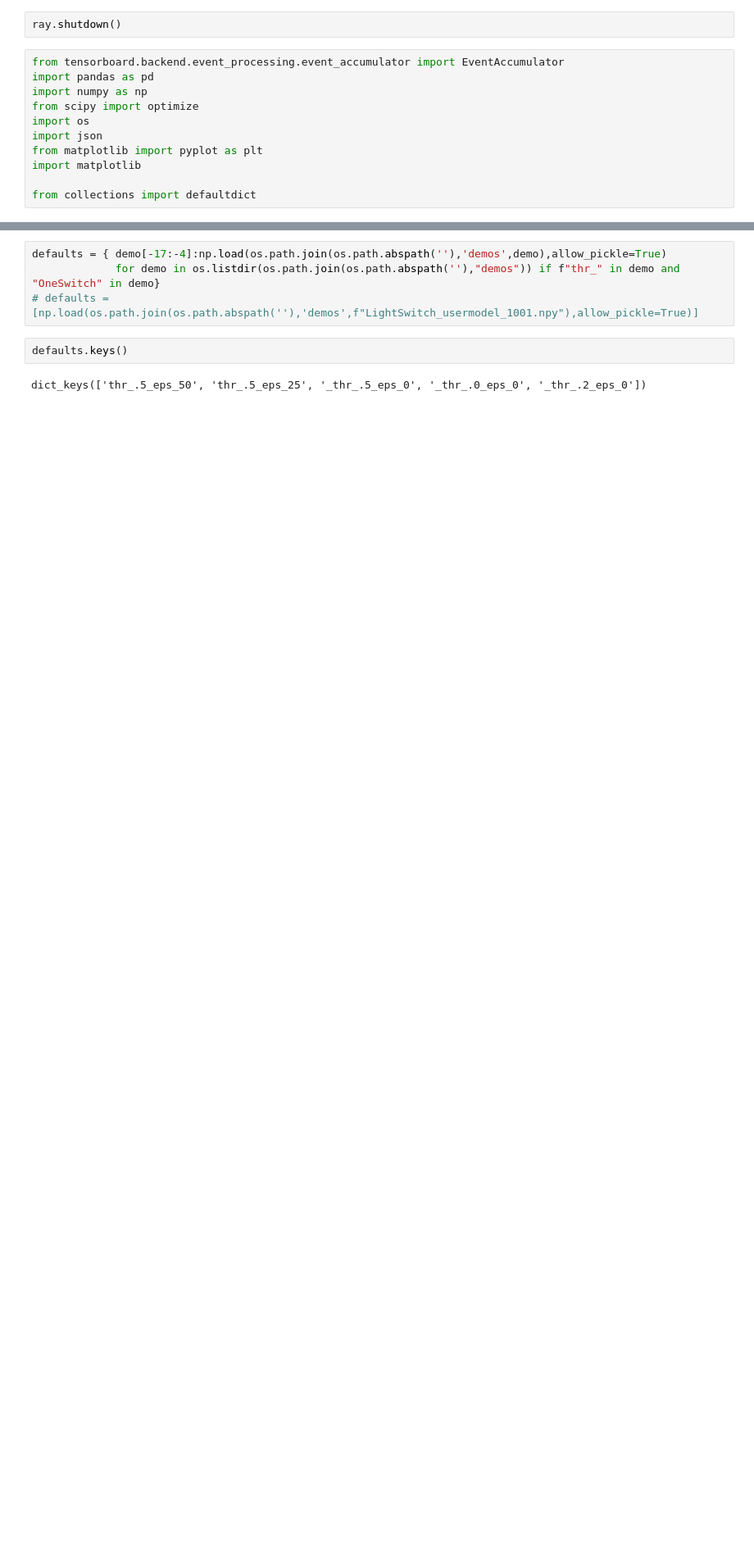
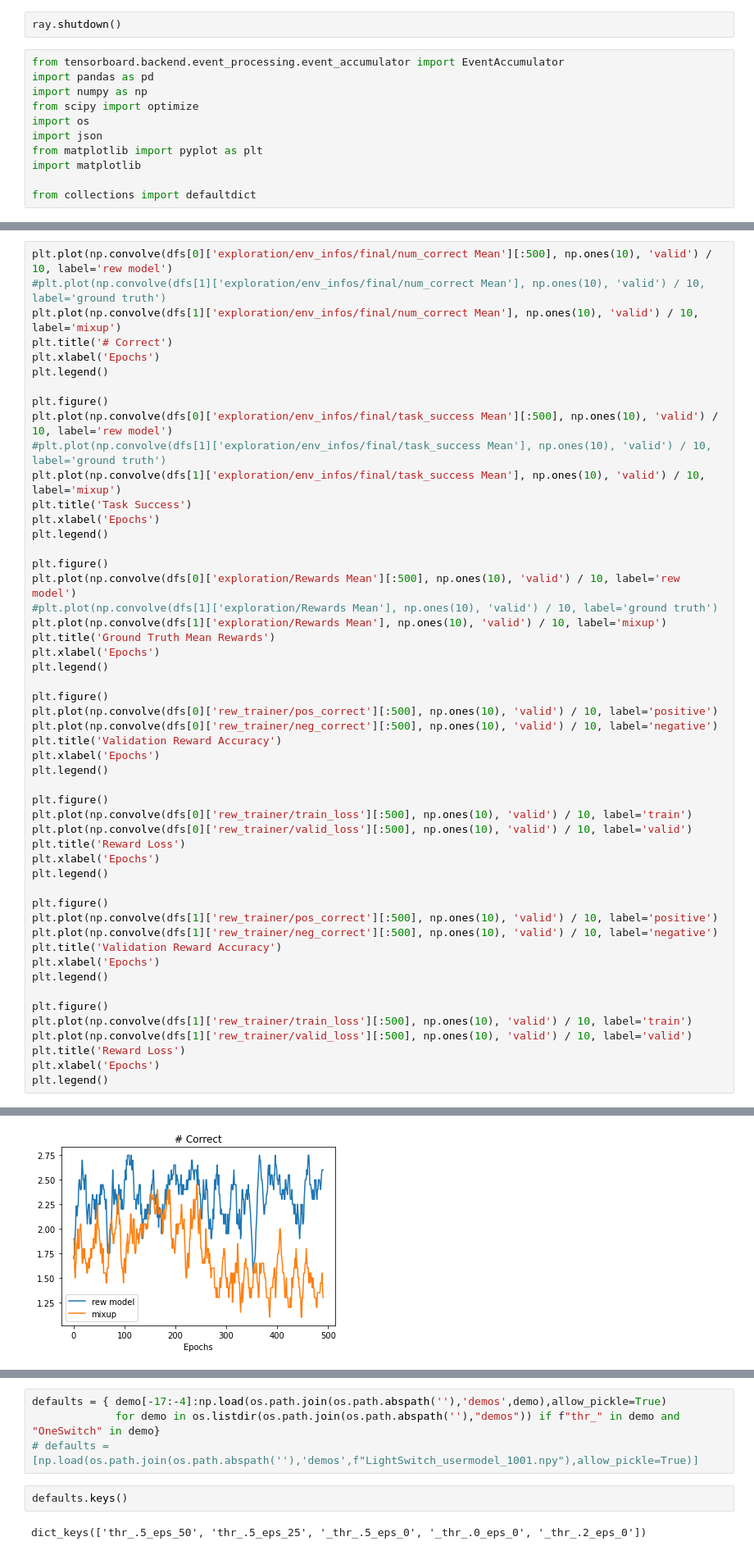
Before and after one commit to 00schen/CursorControl, a Jupyter notebook: image/Untitled1.ipynb, the cells around one changed output, grey strips where cells are left out. Shown: that part at 82% size. Cells and saved outputs as stored; diff of their text form; blank space fills up the shorter version.

Commit message:
classifier reward fixes, logging

```diff
--- a/image/Untitled1.ipynb
+++ b/image/Untitled1.ipynb
@@ -195,0 +175,52 @@ results: ['Q_values_mean', 'Q_values_std', 'expl_noop', 'expl_num_correct', 'exp
+# %%
+plt.plot(np.convolve(dfs[0]['exploration/env_infos/final/num_correct Mean'][:500], np.ones(10), 'valid') / 10, label='rew model')
+#plt.plot(np.convolve(dfs[1]['exploration/env_infos/final/num_correct Mean'], np.ones(10), 'valid') / 10, label='ground truth')
+plt.plot(np.convolve(dfs[1]['exploration/env_infos/final/num_correct Mean'], np.ones(10), 'valid') / 10, label='mixup')
+plt.title('# Correct')
+plt.xlabel('Epochs')
+plt.legend()
+
+plt.figure()
+plt.plot(np.convolve(dfs[0]['exploration/env_infos/final/task_success Mean'][:500], np.ones(10), 'valid') / 10, label='rew model')
+#plt.plot(np.convolve(dfs[1]['exploration/env_infos/final/task_success Mean'], np.ones(10), 'valid') / 10, label='ground truth')
+plt.plot(np.convolve(dfs[1]['exploration/env_infos/final/task_success Mean'], np.ones(10), 'valid') / 10, label='mixup')
+plt.title('Task Success')
+plt.xlabel('Epochs')
+plt.legend()
+
+plt.figure()
+plt.plot(np.convolve(dfs[0]['exploration/Rewards Mean'][:500], np.ones(10), 'valid') / 10, label='rew model')
+#plt.plot(np.convolve(dfs[1]['exploration/Rewards Mean'], np.ones(10), 'valid') / 10, label='ground truth')
+plt.plot(np.convolve(dfs[1]['exploration/Rewards Mean'], np.ones(10), 'valid') / 10, label='mixup')
+plt.title('Ground Truth Mean Rewards')
+plt.xlabel('Epochs')
+plt.legend()
+
+plt.figure()
+plt.plot(np.convolve(dfs[0]['rew_trainer/pos_correct'][:500], np.ones(10), 'valid') / 10, label='positive')
+plt.plot(np.convolve(dfs[0]['rew_trainer/neg_correct'][:500], np.ones(10), 'valid') / 10, label='negative')
+plt.title('Validation Reward Accuracy')
+plt.xlabel('Epochs')
+plt.legend()
+
+plt.figure()
+plt.plot(np.convolve(dfs[0]['rew_trainer/train_loss'][:500], np.ones(10), 'valid') / 10, label='train')
+plt.plot(np.convolve(dfs[0]['rew_trainer/valid_loss'][:500], np.ones(10), 'valid') / 10, label='valid')
+plt.title('Reward Loss')
+plt.xlabel('Epochs')
+plt.legend()
+
+plt.figure()
+plt.plot(np.convolve(dfs[1]['rew_trainer/pos_correct'][:500], np.ones(10), 'valid') / 10, label='positive')
+plt.plot(np.convolve(dfs[1]['rew_trainer/neg_correct'][:500], np.ones(10), 'valid') / 10, label='negative')
+plt.title('Validation Reward Accuracy')
+plt.xlabel('Epochs')
+plt.legend()
+
+plt.figure()
+plt.plot(np.convolve(dfs[1]['rew_trainer/train_loss'][:500], np.ones(10), 'valid') / 10, label='train')
+plt.plot(np.convolve(dfs[1]['rew_trainer/valid_loss'][:500], np.ones(10), 'valid') / 10, label='valid')
+plt.title('Reward Loss')
+plt.xlabel('Epochs')
+plt.legend()
+# %% [output]
@@ -195,0 +228 @@ results: ['Q_values_mean', 'Q_values_std', 'expl_noop', 'expl_num_correct', 'exp
+[figure, added]
```
Also changed, not shown: parts of 7 cells of this notebook, 17 other files.
